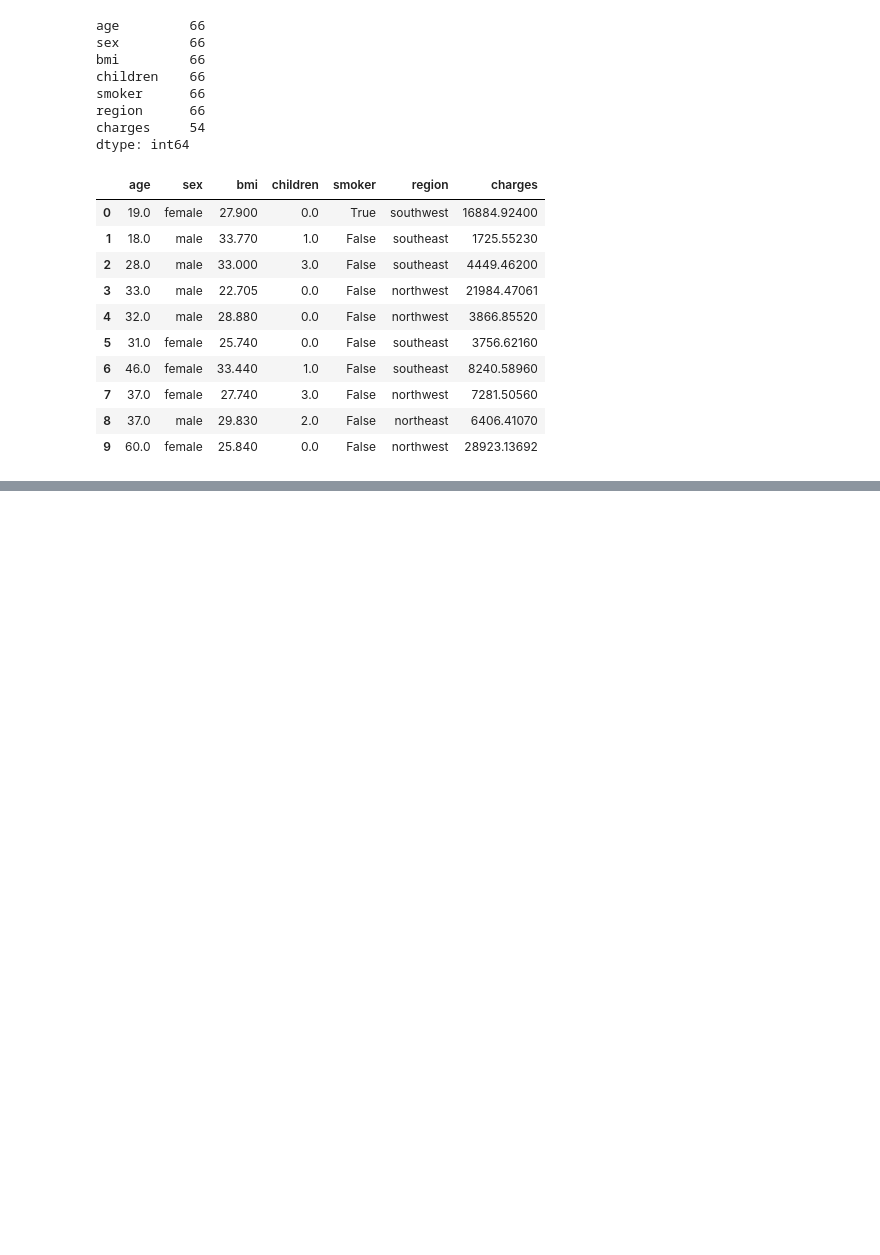
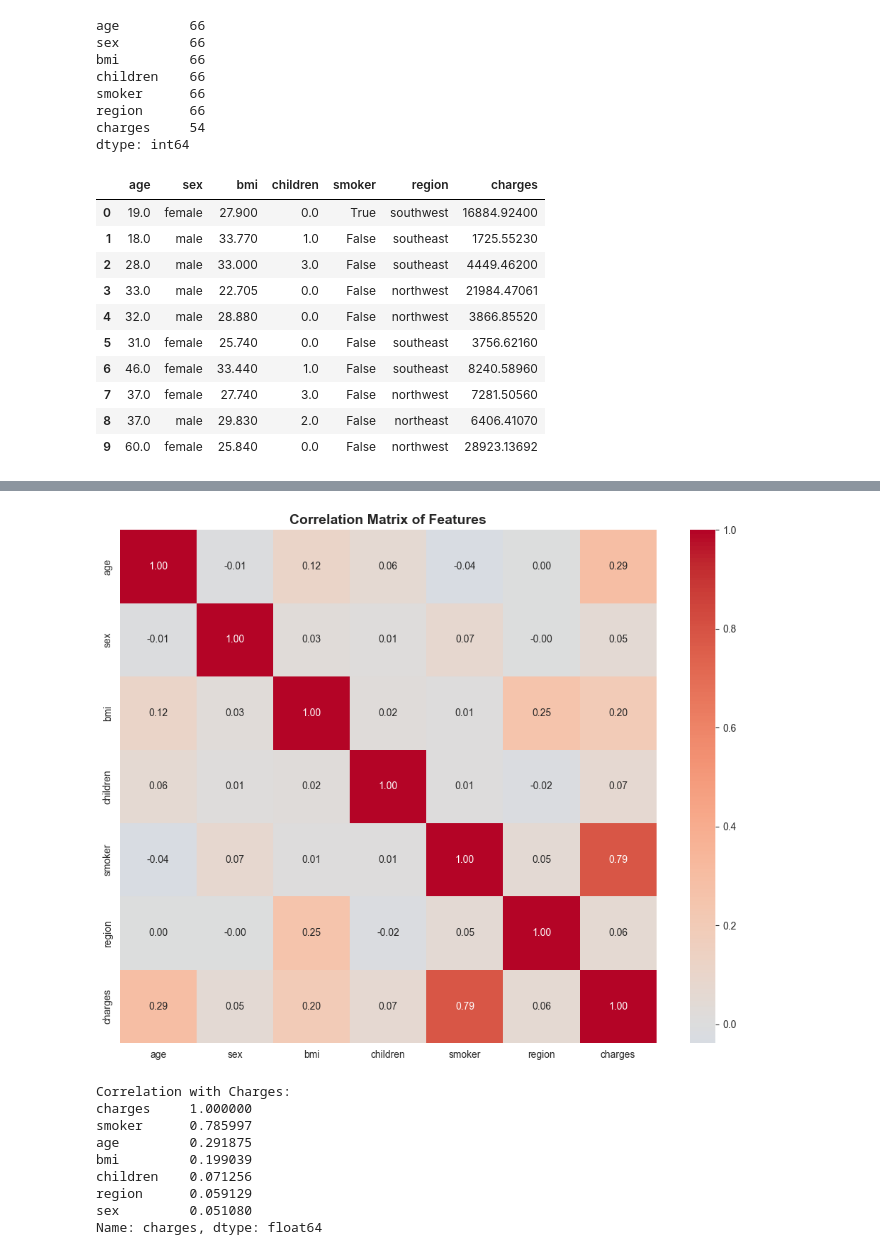
Before and after one commit to Lerato-leo/Predicting-Healthcare-insurance-cost, a Jupyter notebook: The project.ipynb, the cells around one changed output, grey strips where cells are left out. Cells and saved outputs as stored; diff of their text form; code cells hidden in the pictures; blank space fills up the shorter version.

```diff
--- a/The project.ipynb
+++ b/The project.ipynb
@@ -60,0 +129,31 @@ insurance.head(10)
+# %%
+# Correlation Analysis
+# Encode categorical variables for correlation
+insurance_encoded = insurance.copy()
+insurance_encoded['sex'] = insurance_encoded['sex'].map({'female': 0, 'male': 1})
+insurance_encoded['smoker'] = insurance_encoded['smoker'].astype(int)
+insurance_encoded['region'] = insurance_encoded['region'].map({
+    'northwest': 0, 'northeast': 1, 'southwest': 2, 'southeast': 3
+})
+
+# Correlation matrix
+plt.figure(figsize=(10, 8))
+correlation_matrix = insurance_encoded.corr()
+sns.heatmap(correlation_matrix, annot=True, cmap='coolwarm', center=0, fmt='.2f')
+plt.title('Correlation Matrix of Features', fontsize=14, fontweight='bold')
+plt.tight_layout()
+plt.show()
+
+print("\nCorrelation with Charges:")
+print(correlation_matrix['charges'].sort_values(ascending=False))
+# %% [output]
+[figure, added]
+Correlation with Charges:
+charges     1.000000
+smoker      0.785997
+age         0.291875
+bmi         0.199039
+children    0.071256
+region      0.059129
+sex         0.051080
+Name: charges, dtype: float64
```
Also changed, not shown: parts of 11 cells of this notebook, 11 other files.
